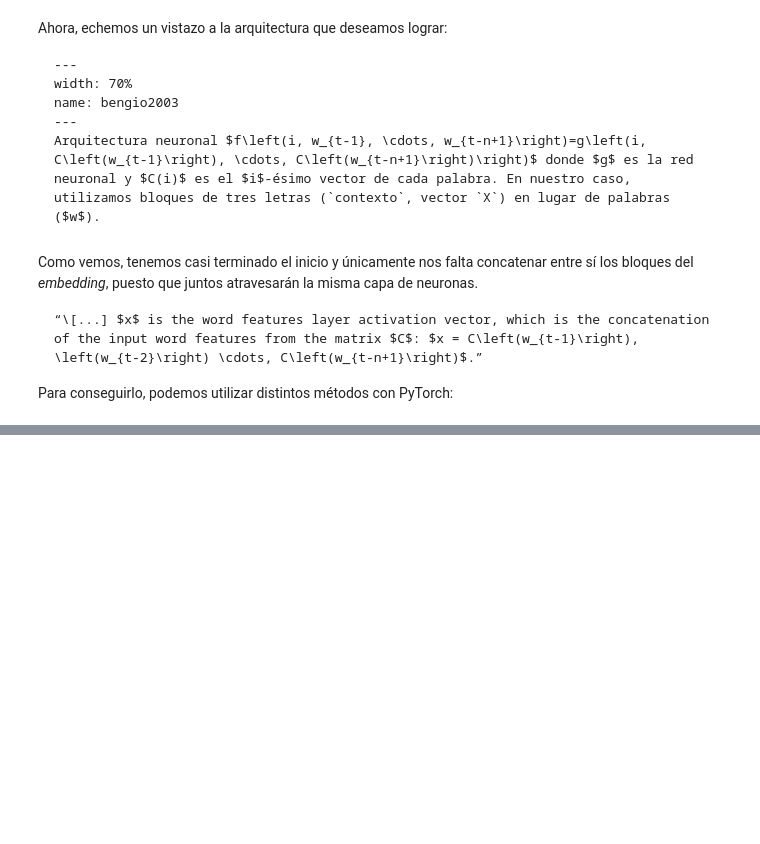
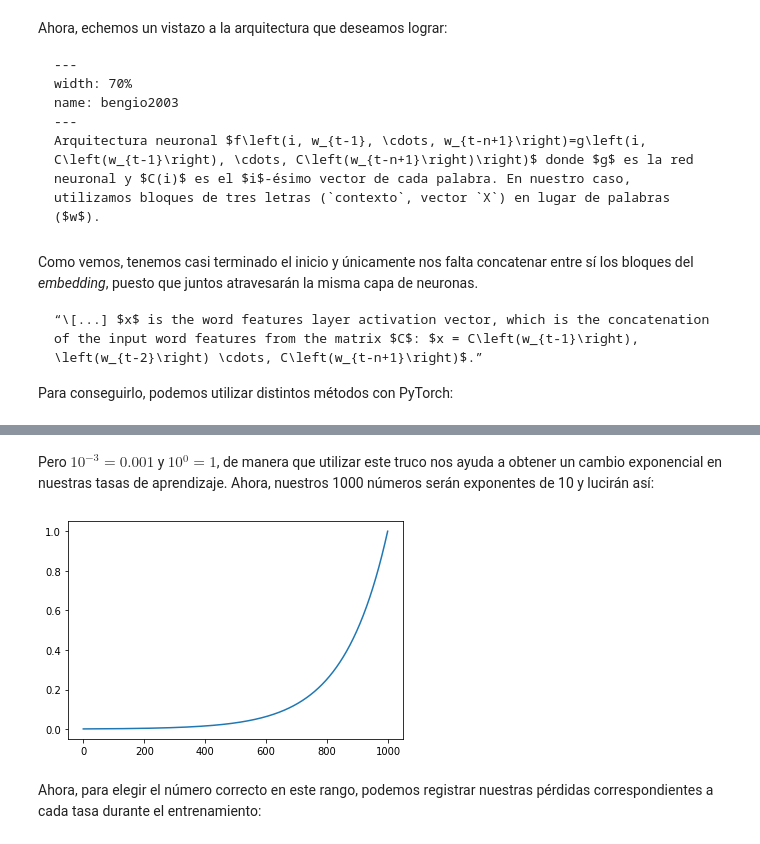
Before and after one commit to DanteNoguez/dantenoguez.github.io, a Jupyter notebook: ensayos/_build/jupyter_execute/notebooks/alfa/hacedor2.ipynb, the cells around one changed output, grey strips where cells are left out. Saved outputs shown, nothing was run; the diff lists cells and outputs as text; code cells hidden in the pictures; blank space fills up the shorter version.

```diff
--- a/ensayos/_build/jupyter_execute/notebooks/alfa/hacedor2.ipynb
+++ b/ensayos/_build/jupyter_execute/notebooks/alfa/hacedor2.ipynb
@@ -340,0 +448,11 @@ edubgakio.
+# %% [markdown]
+Pero $10^{-3} = 0.001$ y $10{^0} = 1$, de manera que utilizar este truco nos ayuda a obtener un cambio exponencial en nuestras tasas de aprendizaje. Ahora, nuestros 1000 números serán exponentes de 10 y lucirán así:
+# %%
+lre = torch.linspace(-3, 0, 1000)
+lrs = 10**lre
+
+plt.plot(lrs.numpy());
+# %% [output]
+[figure, added]
+# %% [markdown]
+Ahora, para elegir el número correcto en este rango, podemos registrar nuestras pérdidas correspondientes a cada tasa durante el entrenamiento:
```
Also changed, not shown: parts of 82 cells of this notebook, 31 other files.
